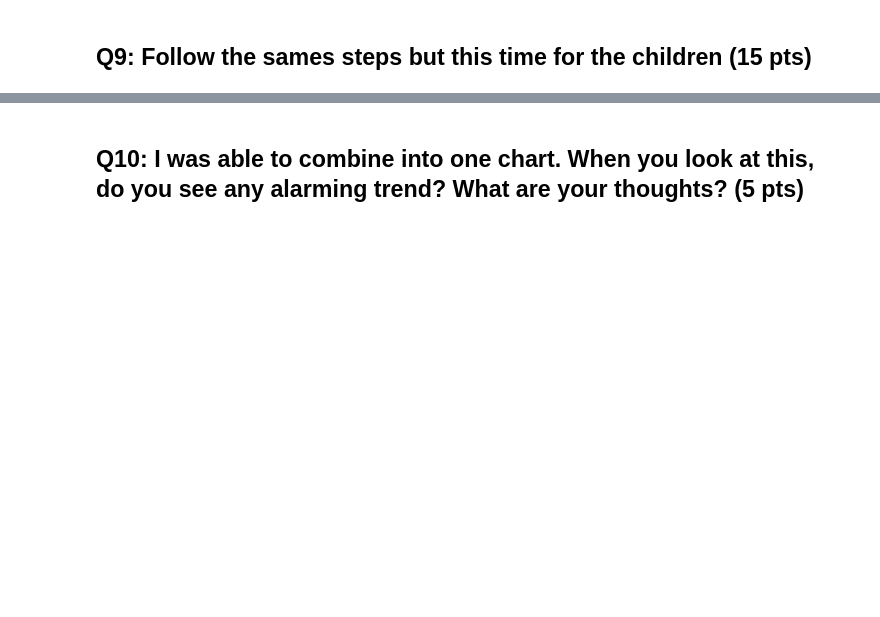
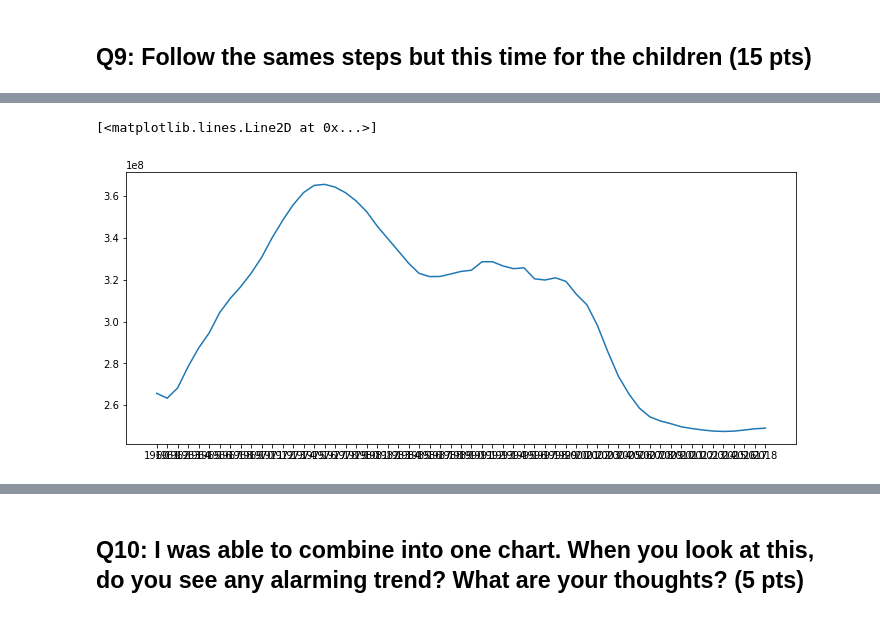
Before and after one commit to masonxmh/extra_credit, a Jupyter notebook: 15. Extra Credit Assignment.ipynb, the cells around one changed output, grey strips where cells are left out. Drawn from its saved outputs; the diff is of its cells as text; code cells hidden in the pictures; blank space fills up the shorter version.

```diff
--- a/15. Extra Credit Assignment.ipynb
+++ b/15. Extra Credit Assignment.ipynb
@@ -718,5 +809,8 @@ plt.plot(adults)
 ## Q9: Follow the sames steps but this time for the children (15 pts)
 # %%
 children = chinapop.iloc[1:2, 4:]
-
 # YOUR CODE HERE
+children=children.T.reset_index()
+children=children.rename(columns = {'index':'variable',22:'value'})
+# adults= adults_new2
+children
@@ -723,3 +835,7 @@ children = chinapop.iloc[1:2, 4:]
 # %%
+children=children.rename(columns = {'variable':'year'})
 plt.figure(figsize=(12,5))
 plt.plot(children)
+# %% [output]
+[<matplotlib.lines.Line2D at 0x...>]
+[figure, added]
```
Also changed, not shown: parts of 28 cells of this notebook, 3 other files.
